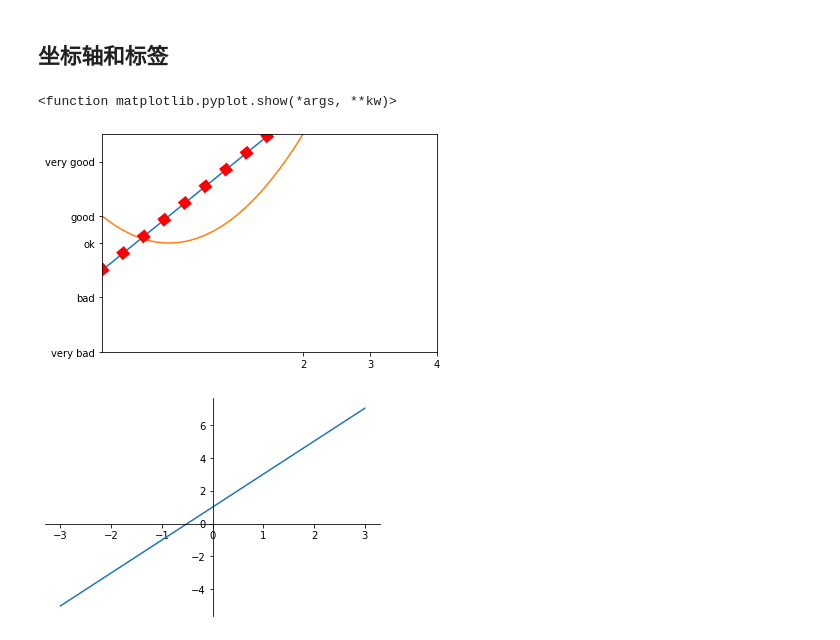
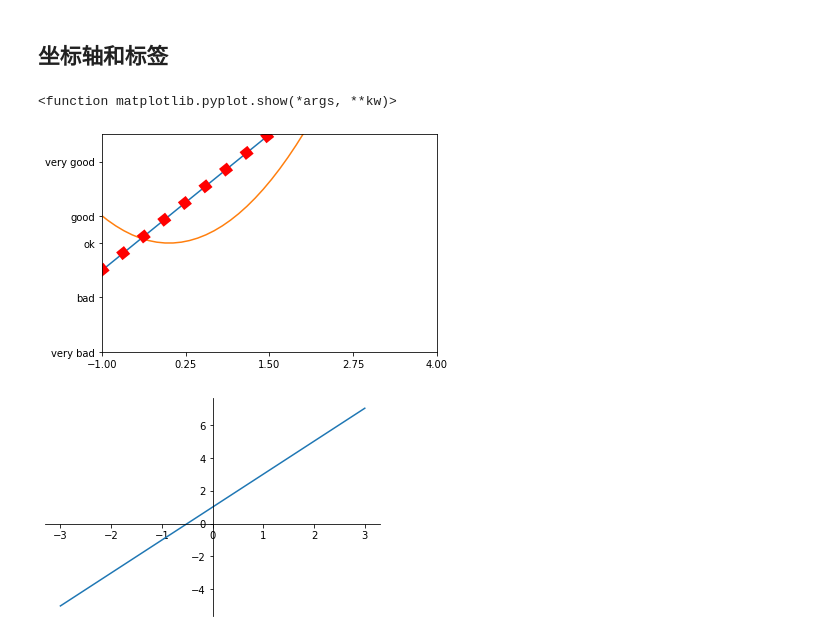
Before and after one commit to YuanchenHua/AI_learning_note, a Jupyter notebook: matplotlib_note.ipynb, the cells around one changed output. Saved outputs shown, nothing was run; the diff lists cells and outputs as text; code cells hidden in the pictures.

```diff
--- a/matplotlib_note.ipynb
+++ b/matplotlib_note.ipynb
@@ -39,24 +41,29 @@ plt.show
 # %%
 x = np.linspace(-3,3)
 y1 = 2*x +1
 y2 = x**2
 
 plt.plot(x,y1)
 plt.plot(x,y2)
 plt.plot(x,y1,color='red',linewidth = 10,linestyle = ':')
 # 改变坐标范围
 plt.xlim((-1,4))
 plt.ylim((-4,4))
 # 改变坐标轴标签
+
+# example1
 new_ticks = np.linspace(-1,4,5)
-plt.xticks([2,3,4])
-# plt.xticks(new_ticks)
+plt.xticks(new_ticks)
+
+# example2
+# plt.xticks([2,3,4])
+
 plt.yticks([-4,-2,0,1,3],['very bad','bad','ok','good','very good'])
 
 plt.show
 # %% [output]
 <function matplotlib.pyplot.show(*args, **kw)>
-[figure, old version]
+[figure, new version]
 # %%
 x = np.linspace(-3,3)
 y = 2*x +1
```
Also changed, not shown: parts of 4 cells of this notebook.
